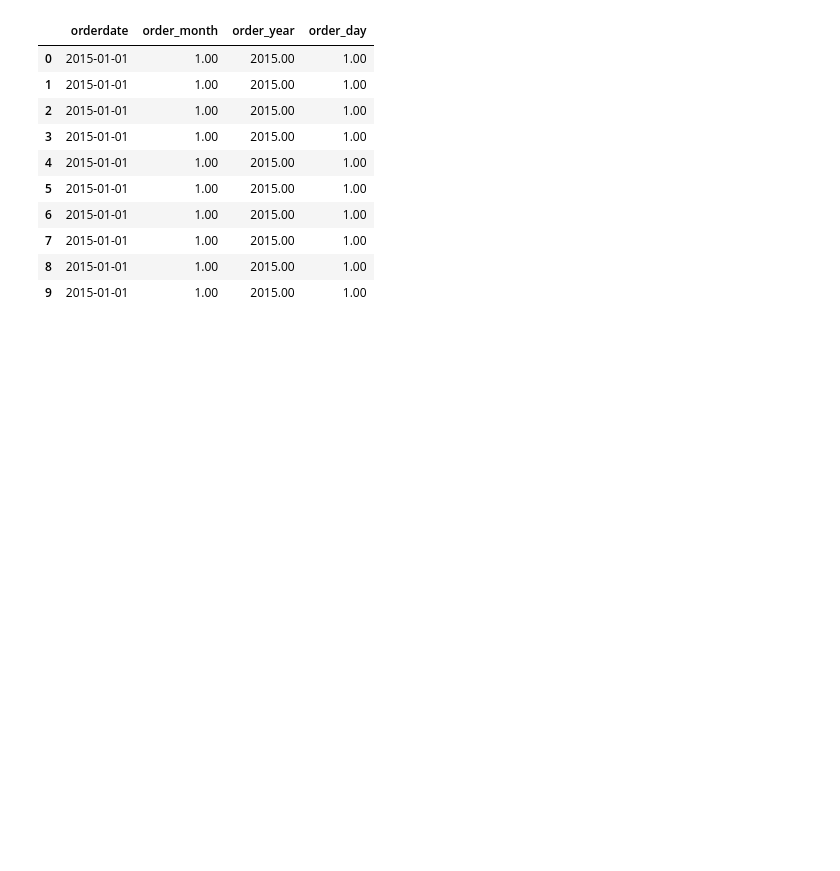
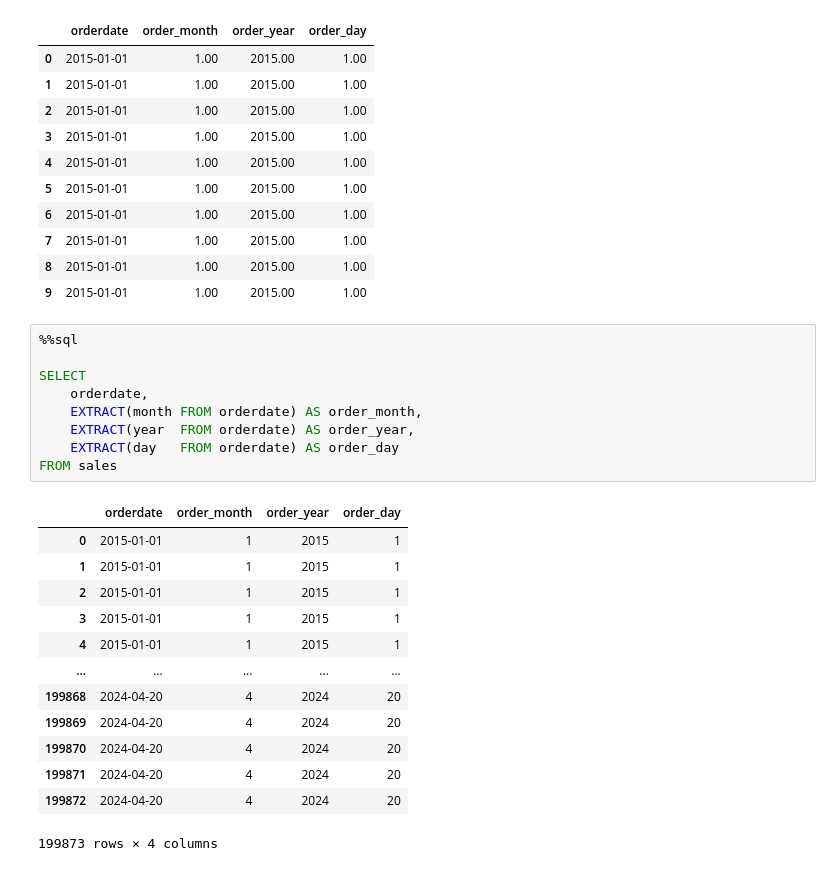
Before and after one commit to bonsoul/Data_Engineering101, a Jupyter notebook: DATE&TIME.ipynb, the cells around one changed output. Drawn from its saved outputs; the diff is of its cells as text; blank space fills up the shorter version.

```diff
--- a/DATE&TIME.ipynb
+++ b/DATE&TIME.ipynb
@@ -164,3 +164,26 @@ LIMIT 10;
 | 7 | 2015-01-01 | 1.00 | 2015.00 | 1.00 |
 | 8 | 2015-01-01 | 1.00 | 2015.00 | 1.00 |
 | 9 | 2015-01-01 | 1.00 | 2015.00 | 1.00 |
+# %%
+%%sql
+
+SELECT
+    orderdate,
+    EXTRACT(month FROM orderdate) AS order_month,
+    EXTRACT(year  FROM orderdate) AS order_year,
+    EXTRACT(day   FROM orderdate) AS order_day
+FROM sales
+# %% [output]
+|  | orderdate | order_month | order_year | order_day |
+| 0 | 2015-01-01 | 1 | 2015 | 1 |
+| 1 | 2015-01-01 | 1 | 2015 | 1 |
+| 2 | 2015-01-01 | 1 | 2015 | 1 |
+| 3 | 2015-01-01 | 1 | 2015 | 1 |
+| 4 | 2015-01-01 | 1 | 2015 | 1 |
+| ... | ... | ... | ... | ... |
+| 199868 | 2024-04-20 | 4 | 2024 | 20 |
+| 199869 | 2024-04-20 | 4 | 2024 | 20 |
+| 199870 | 2024-04-20 | 4 | 2024 | 20 |
+| 199871 | 2024-04-20 | 4 | 2024 | 20 |
+| 199872 | 2024-04-20 | 4 | 2024 | 20 |
+199873 rows × 4 columns
```
Also changed, not shown: parts of 2 cells of this notebook.
